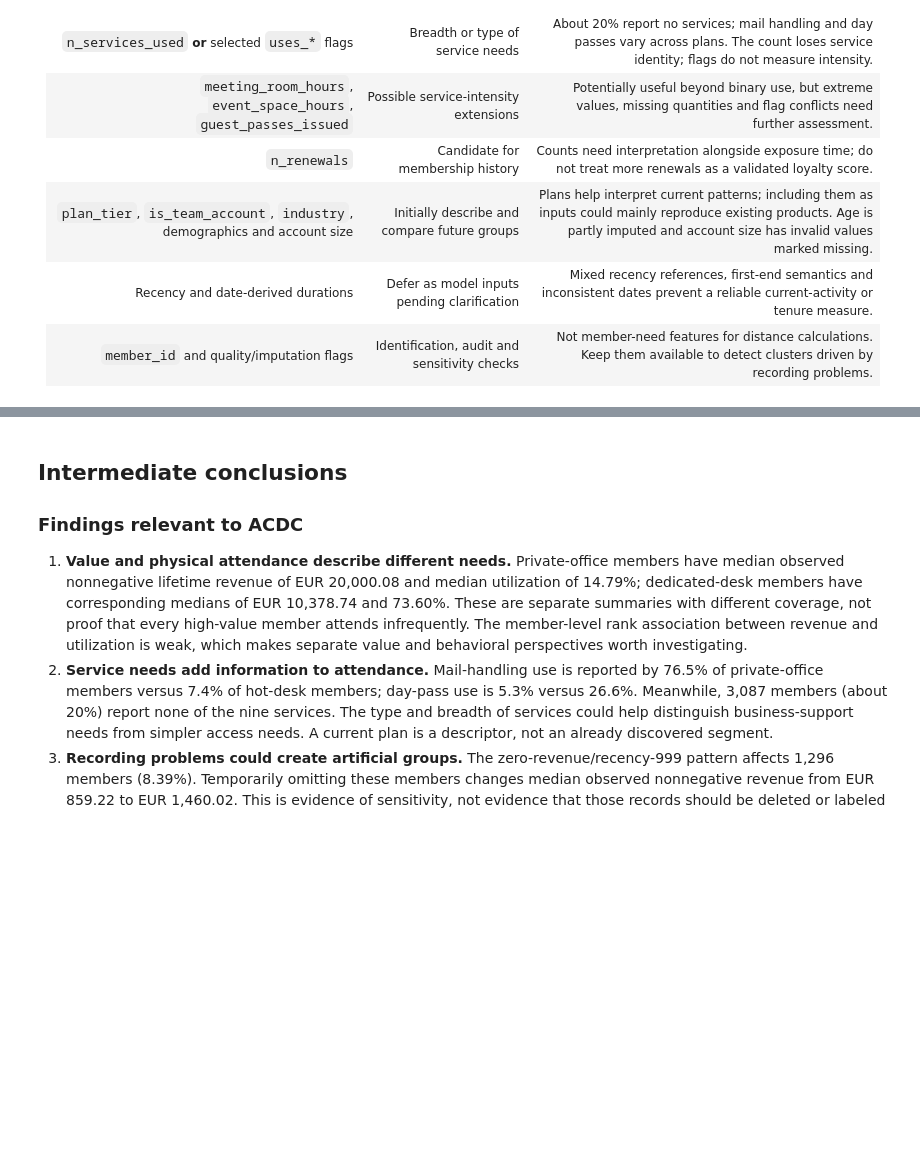
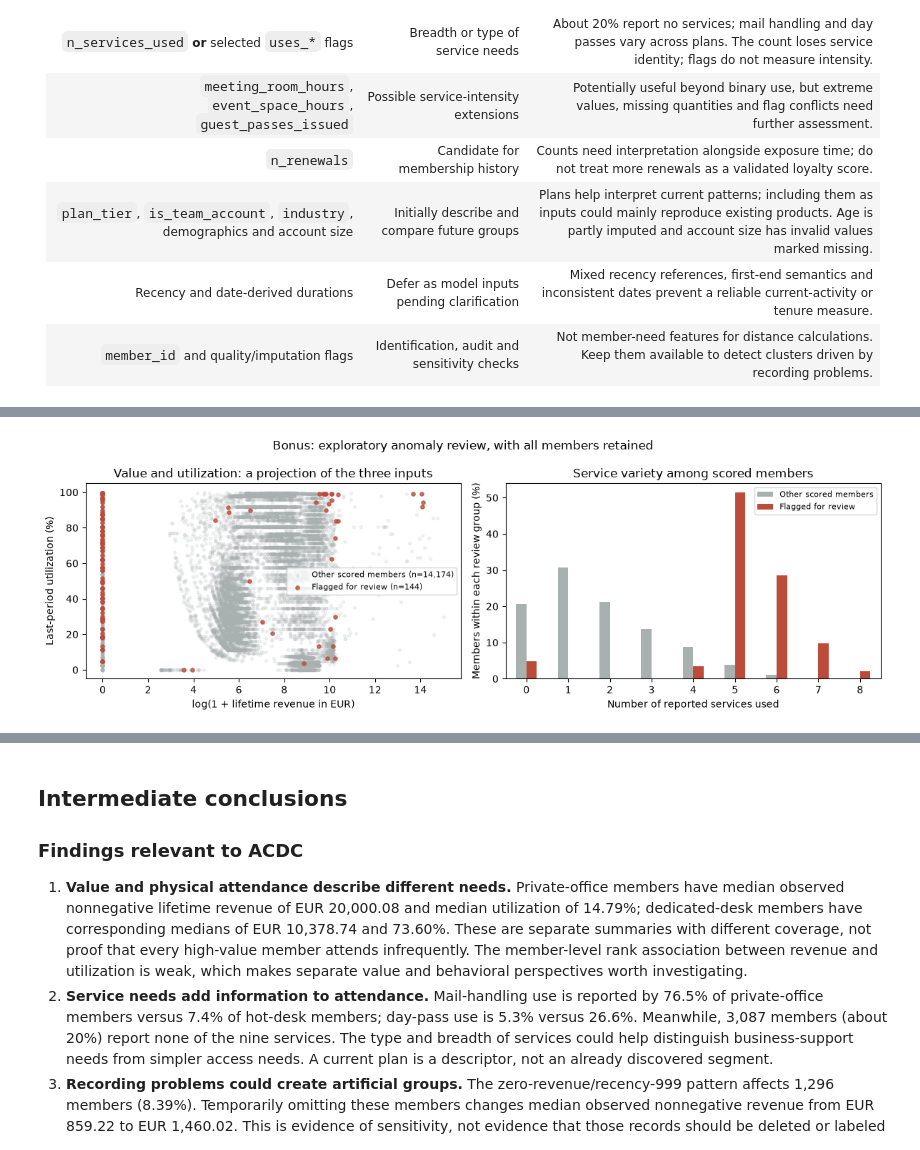
Before and after one commit to fradejoao/dataminingproject, a Jupyter notebook: delivery/Group21_EDA_Code.ipynb, the cells around one changed output, grey strips where cells are left out. Saved outputs shown, nothing was run; the diff lists cells and outputs as text; code cells hidden in the pictures; blank space fills up the shorter version.

Commit message:
Add optional multidimensional anomaly review

```diff
--- a/delivery/Group21_EDA_Code.ipynb
+++ b/delivery/Group21_EDA_Code.ipynb
@@ -1392,0 +1443,18 @@ The following are candidates for later experiments, not a final modeling matrix.
+# %%
+bonus_model = IsolationForest(
+    n_estimators=200, contamination=0.01, random_state=42, n_jobs=1
+)
+bonus_results["flagged_for_review"] = bonus_model.fit_predict(bonus_X) == -1
+bonus_results["anomaly_score"] = -bonus_model.score_samples(bonus_X)
+bonus_results["zero_999"] = zero_999.loc[bonus_results.index]
+bonus_results["review_group"] = np.where(
+    bonus_results["flagged_for_review"], "Flagged for review", "Other scored members"
+)
+bonus_group_order = ["Other scored members", "Flagged for review"]
+
+pd.Series({
+    "Scored members": len(bonus_results),
+    "Flagged for review": bonus_results["flagged_for_review"].sum(),
+    "Flagged share of scored members (%)": 100 * bonus_results["flagged_for_review"].mean(),
+    "Members retained in the main dataset": len(df)
+}).round(2)
@@ -1392,0 +1495,33 @@ The following are candidates for later experiments, not a final modeling matrix.
+# %%
+bonus_flag = bonus_results["flagged_for_review"]
+fig, axes = plt.subplots(1, 2, figsize=(12, 4))
+for flag_value, color, label in [
+    (False, "#A9B0B0", "Other scored members"),
+    (True, "#BC4B3A", "Flagged for review")
+]:
+    selected = bonus_results.loc[bonus_flag == flag_value]
+    axes[0].scatter(
+        np.log1p(selected["lifetime_value"]), selected["utilization_rate"] * 100,
+        s=14 if flag_value else 8, alpha=0.8 if flag_value else 0.15,
+        color=color, label=f"{label} (n={len(selected):,})", rasterized=True
+    )
+axes[0].set_xlabel("log(1 + lifetime revenue in EUR)")
+axes[0].set_ylabel("Last-period utilization (%)")
+axes[0].set_title("Value and utilization: a projection of the three inputs")
+axes[0].legend(fontsize=8)
+
+bonus_service_distribution = (
+    pd.crosstab(bonus_results["n_services_used"], bonus_results["review_group"], normalize="columns")
+    .reindex(columns=bonus_group_order).mul(100)
+)
+bonus_service_distribution.plot.bar(ax=axes[1], color=["#A9B0B0", "#BC4B3A"])
+axes[1].set_xlabel("Number of reported services used")
+axes[1].set_ylabel("Members within each review group (%)")
+axes[1].set_title("Service variety among scored members")
+axes[1].tick_params(axis="x", rotation=0)
+axes[1].legend(title="", fontsize=8)
+fig.suptitle("Bonus: exploratory anomaly review, with all members retained")
+plt.tight_layout()
+plt.show()
+# %% [output]
+[figure, added]
```
Also changed, not shown: parts of 14 cells of this notebook, 5 other files.
